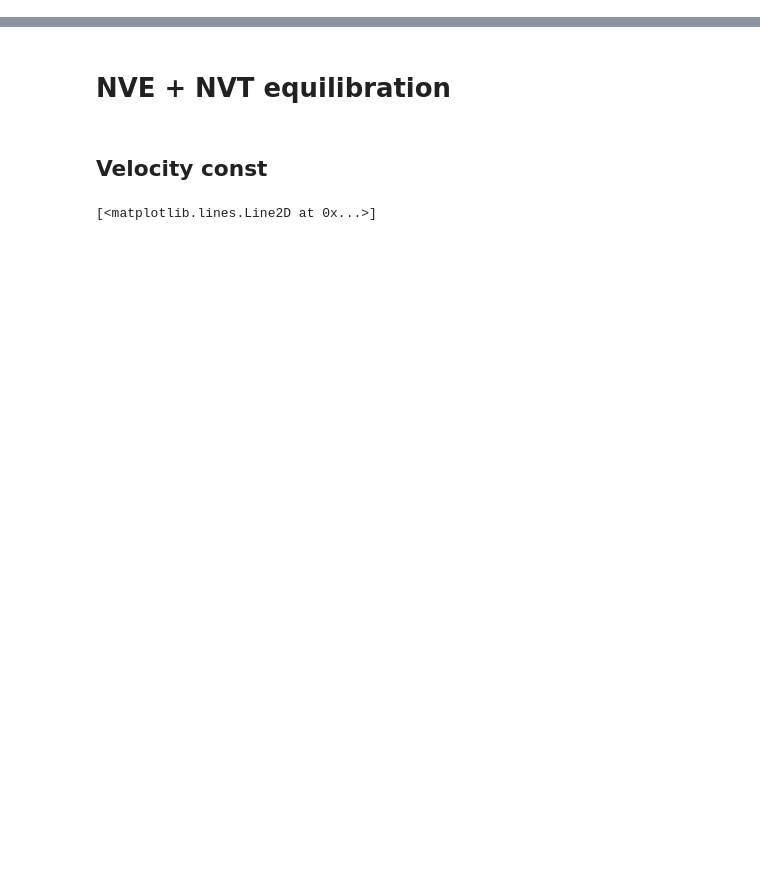
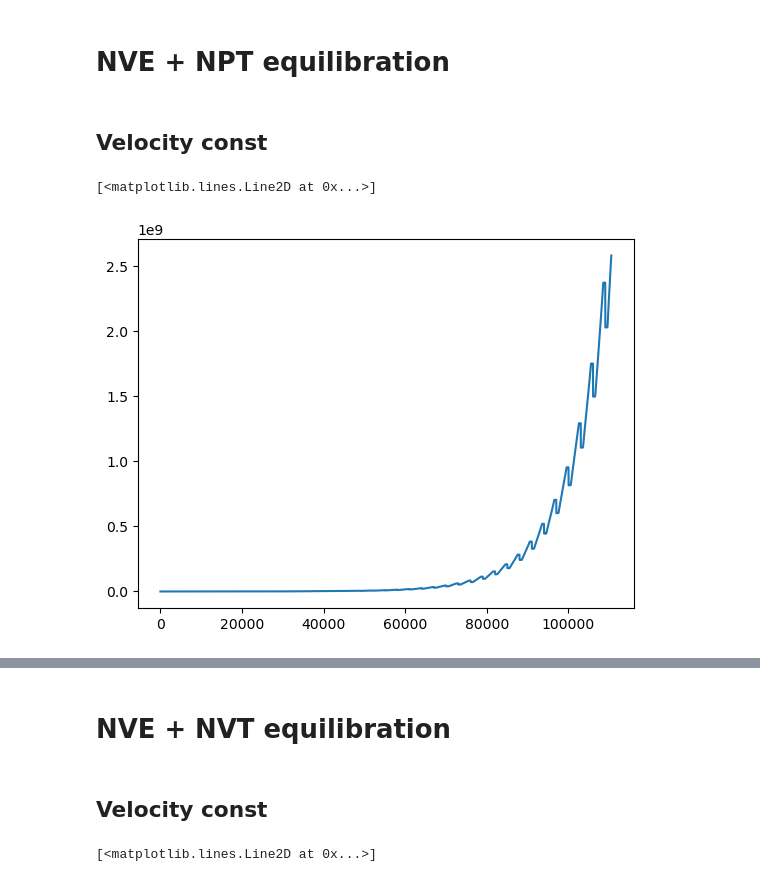
Before and after one commit to fgarbuzov/NonlinFD, a Jupyter notebook: notebooks/analysis_strains.ipynb, the cells around one changed output, grey strips where cells are left out. Cells and saved outputs as stored; diff of their text form; code cells hidden in the pictures; blank space fills up the shorter version.

```diff
--- a/notebooks/analysis_strains.ipynb
+++ b/notebooks/analysis_strains.ipynb
@@ -9,3 +9,18 @@ import sys
 
 sys.path.insert(0, '..')
 from src import *
+# %% [markdown]
+# NVE + NPT equilibration
+# %% [markdown]
+## Velocity const
+# %%
+path = Filepaths.DATA.value / 'strains' / 'N4000' / 'T4.0_nve_npt' / 'dt0.001_eps0.005'
+data = Data(path)
+observ = data.read(['thermo', 'press'], dropdup=['timestep'])
+thermo_data = data.read_df(['thermo'], dropdup=['timestep'])['thermo']
+stress = observ['stress']
+# %%
+plt.plot(thermo_data.vol)
+# %% [output]
+[<matplotlib.lines.Line2D at 0x...>]
+[figure, added]
```
Also changed, not shown: parts of 57 cells of this notebook, 13 other files.
